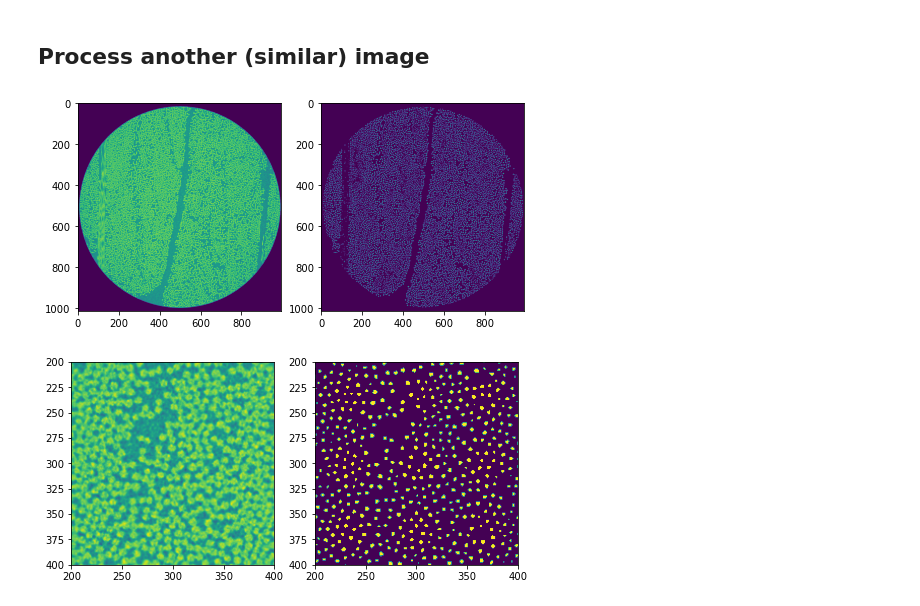
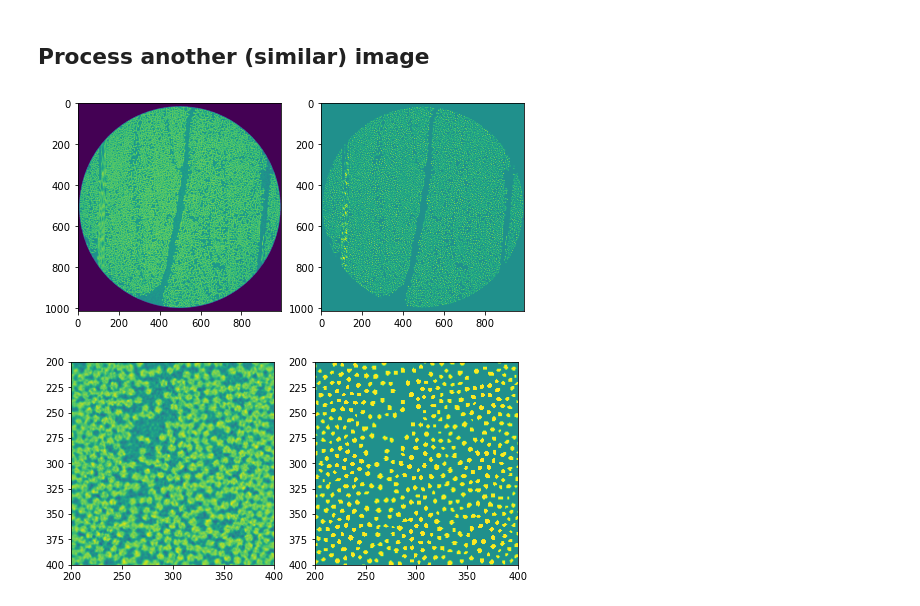
Before and after one commit to vedranaa/insegtpy, a Jupyter notebook: notebooks/Patch-based non-interactive fibre segmentation.ipynb, the cells around one changed output. Cells and saved outputs as stored; diff of their text form; code cells hidden in the pictures.

```diff
--- a/notebooks/Patch-based non-interactive fibre segmentation.ipynb
+++ b/notebooks/Patch-based non-interactive fibre segmentation.ipynb
@@ -53,25 +55,25 @@ plt.show()
 # %%
 url = 'https://qim.compute.dtu.dk/data-repository/InSegt_data/2D/glass0064.png'
 image = np.array(PIL.Image.open(urllib.request.urlopen(url)))
 
 #image = np.array(PIL.Image.open('../data/glass0064.png'))
 
-prob = model.new_image_to_prob(image)
+prob = model.segment_new(image)
 seg = insegtpy.utils.segment_probabilities(prob)
 
 fig, ax = plt.subplots(1,2, figsize=(8,4))
 ax[0].imshow(image)
 ax[1].imshow(seg)
 
 fig, ax = plt.subplots(1,2, figsize=(8,4))
 ax[0].imshow(image)
 ax[0].set_xlim(200, 400)
 ax[0].set_ylim(400, 200)
 ax[1].imshow(seg)
 ax[1].set_xlim(200, 400)
 ax[1].set_ylim(400, 200)
 plt.show()
 plt.show()
 # %% [output]
-[figure, old version]
+[figure, new version]
-[figure, old version]
+[figure, new version]
```
Also changed, not shown: parts of 3 cells of this notebook, 6 other files.
